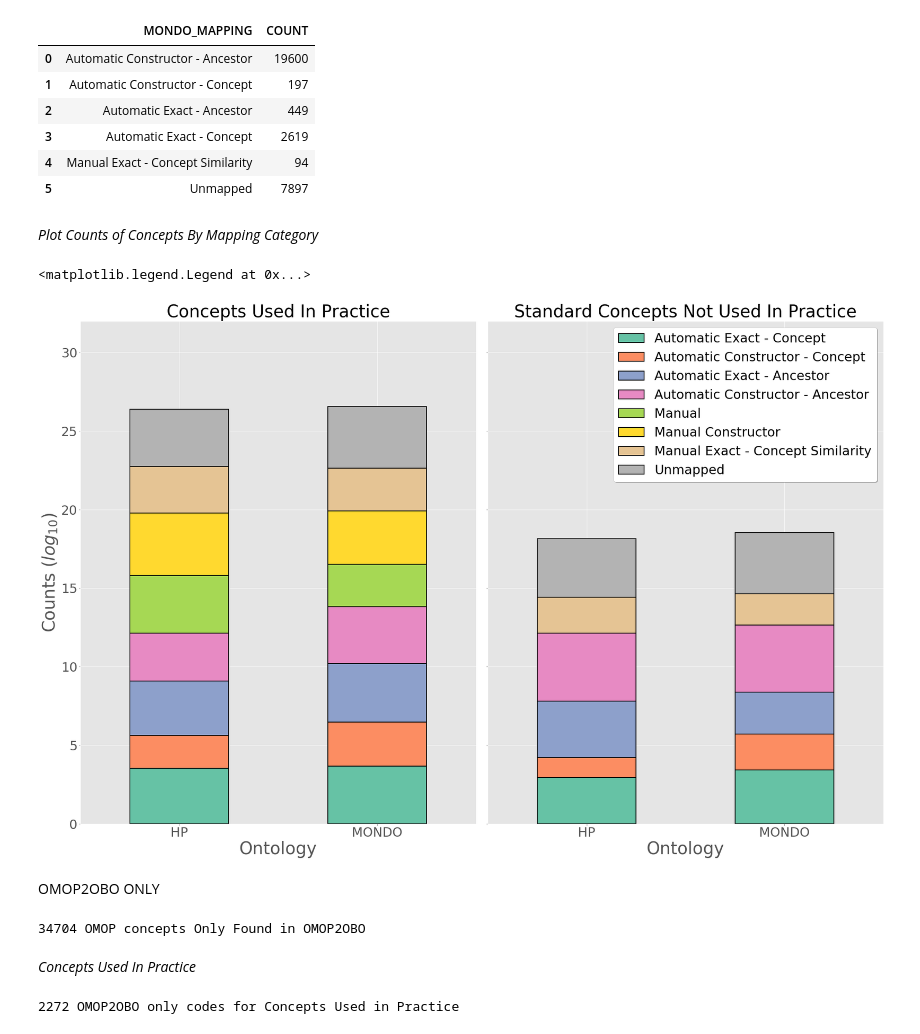
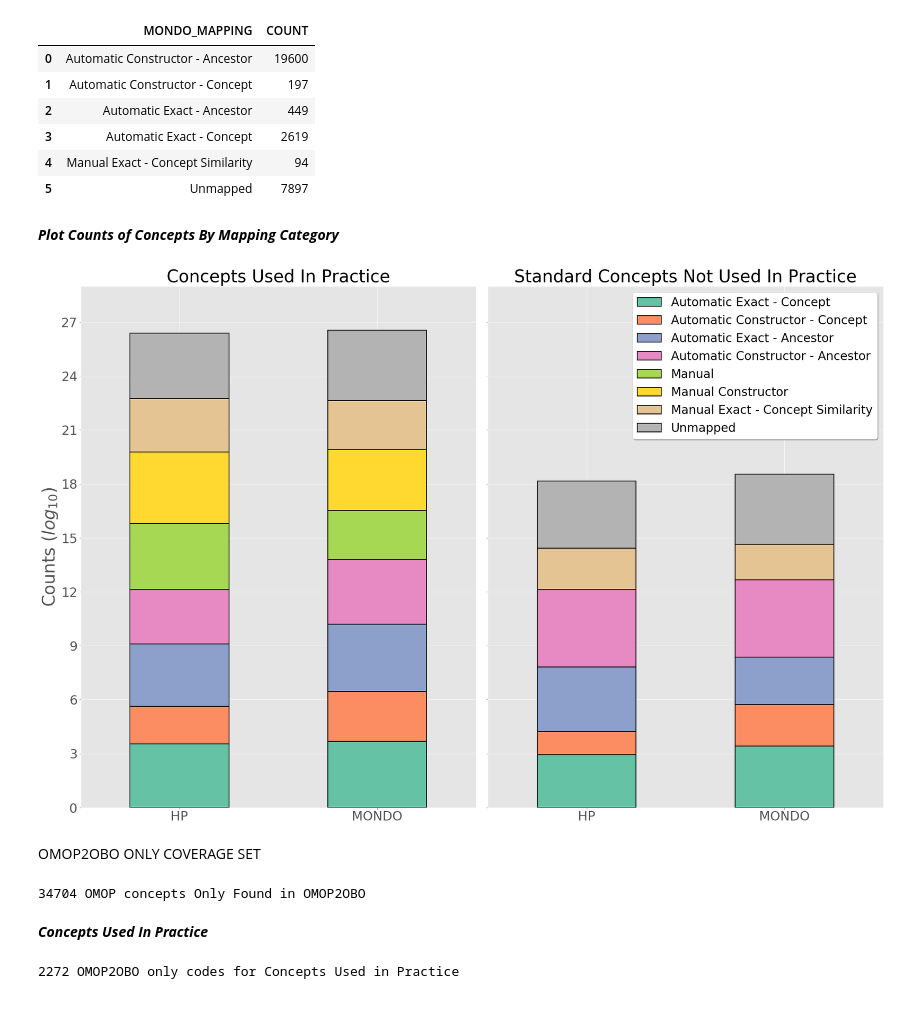
Before and after one commit to callahantiff/OMOP2OBO, a Jupyter notebook: resources/analyses/omop2obo_mapping_validation.ipynb, the cells around one changed output. Saved outputs shown, nothing was run; the diff lists cells and outputs as text; code cells hidden in the pictures.

```diff
--- a/resources/analyses/omop2obo_mapping_validation.ipynb
+++ b/resources/analyses/omop2obo_mapping_validation.ipynb
@@ -647,9 +810,9 @@ cond_prac_hp_cat = cond_overlap_prac.groupby('HP_MAPPING').size().reset_index(na
 cond_prac_mondo_cat = cond_overlap_prac.groupby('MONDO_MAPPING').size().reset_index(name='COUNT')
 
 # create plotting data
-prac_data = pd.DataFrame({'ontology': ['HP'] * len(cond_prac_hp_cat) + ['MONDO'] * len(cond_prac_mondo_cat),
-                        'mapping_category': list(cond_prac_hp_cat['HP_MAPPING']) + list(cond_prac_mondo_cat['MONDO_MAPPING']),
-                        'counts': list(np.log10(cond_prac_hp_cat['COUNT'])) + list(np.log10(cond_prac_mondo_cat['COUNT']))})
+overlap_cond_prac_data = pd.DataFrame({'ontology': ['HP'] * len(cond_prac_hp_cat) + ['MONDO'] * len(cond_prac_mondo_cat),
+                                       'mapping_category': list(cond_prac_hp_cat['HP_MAPPING']) + list(cond_prac_mondo_cat['MONDO_MAPPING']),
+                                       'counts': list(np.log10(cond_prac_hp_cat['COUNT'])) + list(np.log10(cond_prac_mondo_cat['COUNT']))})
 # %% [output]
 26807 overlapping codes for Concepts Used in Practice
 # %%
@@ -688,9 +851,9 @@ cond_stnd_hp_cat = cond_overlap_stnd.groupby('HP_MAPPING').size().reset_index(na
 cond_stnd_mondo_cat = cond_overlap_stnd.groupby('MONDO_MAPPING').size().reset_index(name='COUNT')
 
 # create plotting data
-stnd_data = pd.DataFrame({'ontology': ['HP'] * (len(cond_stnd_hp_cat) + 2) + ['MONDO'] * (len(cond_stnd_mondo_cat) + 2),
-                          'mapping_category': list(list(cond_stnd_hp_cat['HP_MAPPING']) + ['Manual Constructor', 'Manual']) + list(list(cond_stnd_mondo_cat['MONDO_MAPPING']) + ['Manual Constructor', 'Manual']),
-                          'counts': list(np.log10(cond_stnd_hp_cat['COUNT'])) + [0, 0] + list(np.log10(cond_stnd_mondo_cat['COUNT'])) + [0, 0]})
+overlap_cond_stnd_data = pd.DataFrame({'ontology': ['HP'] * (len(cond_stnd_hp_cat) + 2) + ['MONDO'] * (len(cond_stnd_mondo_cat) + 2),
+                                       'mapping_category': list(list(cond_stnd_hp_cat['HP_MAPPING']) + ['Manual Constructor', 'Manual']) + list(list(cond_stnd_mondo_cat['MONDO_MAPPING']) + ['Manual Constructor', 'Manual']),
+                                       'counts': list(np.log10(cond_stnd_hp_cat['COUNT'])) + [0, 0] + list(np.log10(cond_stnd_mondo_cat['COUNT'])) + [0, 0]})
 # %% [output]
 30856 overlapping codes for Standard SNOMED-CT Concepts Not Used in Practice
 # %%
@@ -716,42 +879,45 @@ cond_stnd_mondo_cat
 | 4 | Manual Exact - Concept Similarity | 94 |
 | 5 | Unmapped | 7897 |
 # %% [markdown]
-*Plot Counts of Concepts By Mapping Category*
+***Plot Counts of Concepts By Mapping Category***
 # %%
 # create plot data
-plots = { 'Concepts Used In Practice': prac_data, 'Standard Concepts Not Used In Practice': stnd_data}
+plots = { 'Concepts Used In Practice': overlap_cond_prac_data,
+         'Standard Concepts Not Used In Practice': overlap_cond_stnd_data}
 
 ordering = ['Automatic Exact - Concept', 'Automatic Constructor - Concept',
            'Automatic Exact - Ancestor', 'Automatic Constructor - Ancestor',
             'Manual', 'Manual Constructor', 'Manual Exact - Concept Similarity', 'Unmapped']
 
 # create plot
 fig, axes = plt.subplots(nrows=1, ncols=2, figsize=(28, 18))
-
+scale_min, scale_max, scale_step = 0, 29, 3
+xlabel, ylabel = '', 'Counts ($log_{10}$)'
 for df, ax in zip(plots.keys(), axes):
     plt_data = plots[df].pivot(index='ontology', columns='mapping_category', values='counts')
     plt_data = plt_data.reindex(ordering, axis=1)
     ax = plt_data.plot(kind='bar', stacked=True, ax=ax, edgecolor='black', linewidth=2, colormap='Set2')
     ax.set_title(df, fontsize=40, alpha=1.0)
-    ax.set_ylabel('Counts ($log_{10}$)', fontsize=40),
-    ax.set_xlabel('Ontology', fontsize=40),
-    ax.set_ylim(0, 32)
-    ax.set_yticks(range(0, 32, 5))
-    ax.set_yticklabels(labels=range(0, 32, 5), rotation=0, minor=False, fontsize=30)
+    ax.set_ylabel(ylabel, fontsize=40),
+    ax.set_xlabel(xlabel, fontsize=40),
+    ax.set_ylim(scale_min, scale_max)
+    ax.set_yticks(range(scale_min, scale_max, scale_step))
+    ax.set_yticklabels(labels=range(scale_min, scale_max, scale_step), rotation=0, minor=False, fontsize=30)
     ax.set_xticklabels(labels=list(plt_data.index), rotation=0, minor=False, fontsize=30)
     handles, labels = ax.get_legend_handles_labels()
 
-# look "one plot"
+# facet into single plot
 plt.tight_layout(pad=0.0, w_pad=-6.5, h_pad=0.0)
 axes[1].set_ylabel("")
 axes[1].set_yticklabels("")
 axes[0].legend().set_visible(False)
-axes[1].legend(ordering, fontsize=30, shadow=True, facecolor='white', edgecolor='darkgray', ncol=1)
+axes[1].legend(ordering, fontsize=28, shadow=True, facecolor='white', edgecolor='darkgray', ncol=1)
+
+plt.show()
 # %% [output]
-<matplotlib.legend.Legend at 0x...>
-[figure, old version]
+[figure, new version]
 # %% [markdown]
-OMOP2OBO ONLY
+OMOP2OBO ONLY COVERAGE SET
 # %%
 # get stats on concepts in both sets and by ontology
 omop2obo_only_concepts = cond_mappings_standard[cond_mappings_standard.CONCEPT_ID.isin(list(only_omop2obo_cond_concepts))]
@@ -768,7 +934,7 @@ print('{} OMOP concepts Only Found in OMOP2OBO'.format(len(omop2obo_only_concept
 # %% [output]
 34704 OMOP concepts Only Found in OMOP2OBO
 # %% [markdown]
-*Concepts Used In Practice*
+***Concepts Used In Practice***
 # %%
 # print stats for hp category mapping
 print('{} OMOP2OBO only codes for Concepts Used in Practice'.format(len(cond_omop2obo_prac)))
```
Also changed, not shown: parts of 254 cells of this notebook, 1 other file.
